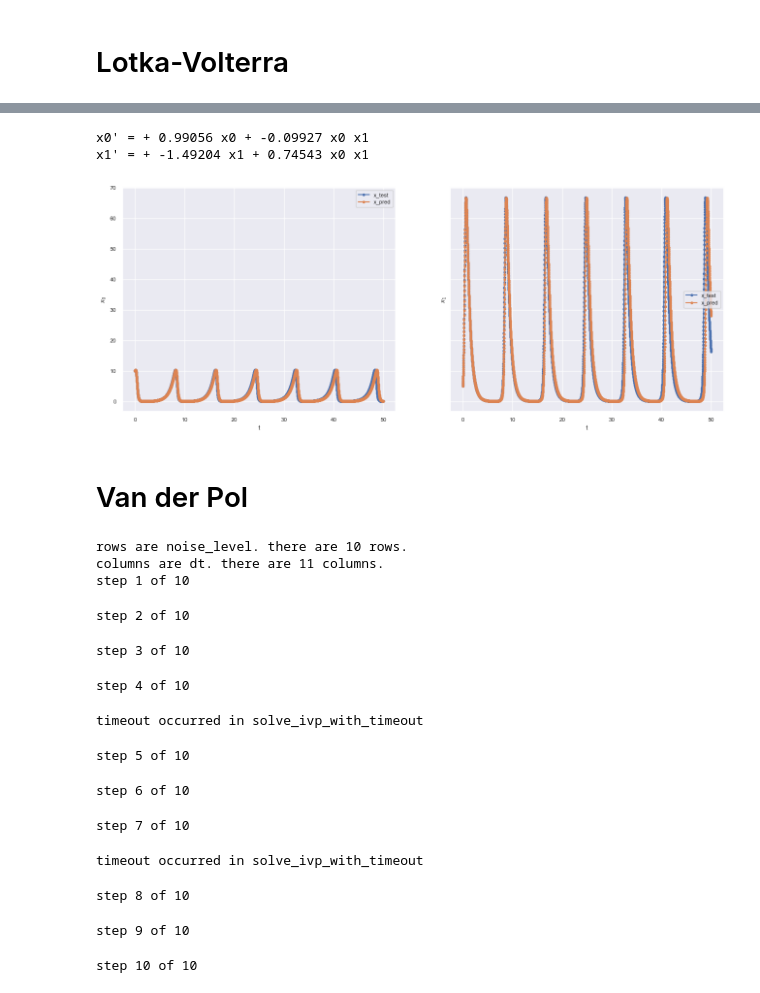
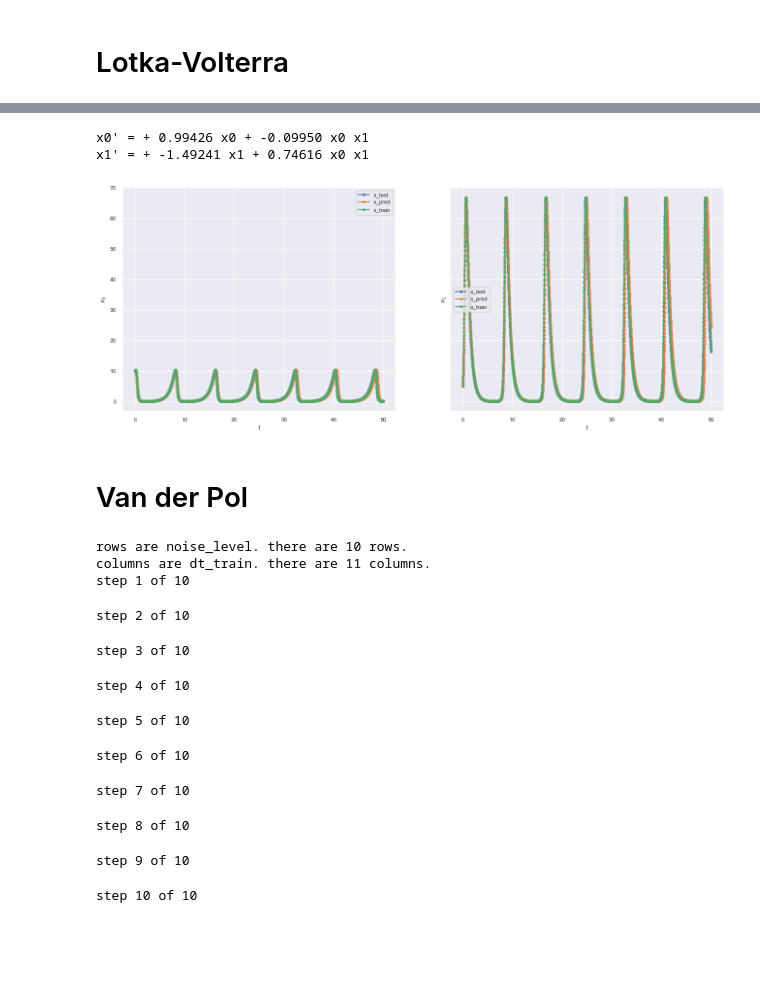
Before and after one commit to etrilling/MS-project, a Jupyter notebook: test03-noise_level_vs_dt.ipynb, the cells around one changed output, grey strips where cells are left out. Drawn from its saved outputs; the diff is of its cells as text; code cells hidden in the pictures; blank space fills up the shorter version.

Commit message:
first poke at this in a while. did some minor code cleanup. ran new tests. added duffing oscillator system.

```diff
--- a/test03-noise_level_vs_dt.ipynb
+++ b/test03-noise_level_vs_dt.ipynb
@@ -32,8 +35,10 @@ experiment_config = {
     # define parameters that can be lists
     'x0': (10, 5),
     'noise_level': noise_levels,
-    't_eval_train': None, 'dt': dts, 't_span': t_span, # we can use one of "t_eval_train" or ("dt" and "t_span")
+    't_eval_train': None, 'dt_train': dts, 't_span_train': t_span,
     'threshold': 0.05,
+    'poly_order': 5,
+    'n_frequencies': 0,
     # define parameters that are used after the experiment
     'true_coeffs': true_coeffs
 }
@@ -64,9 +69,9 @@ columns are dt. there are 11 columns.
 # %%
-display_single_result(experiment_config, results, 3, 3)
+display_single_result(experiment_config, results, 3, 0, keys_to_display=['x_test', 'x_pred', 'x_train'])
 # %% [output]
-x0' = + 0.99056 x0 + -0.09927 x0 x1
-x1' = + -1.49204 x1 + 0.74543 x0 x1
+x0' = + 0.99426 x0 + -0.09950 x0 x1
+x1' = + -1.49241 x1 + 0.74616 x0 x1
-[figure, old version]
+[figure, new version]
 # %%
 # # look at how well SINDy can predict the derivative if we know the true trajectory
 
@@ -116,26 +121,26 @@ experiment_config2 = {
     # define parameters that can be lists
     'x0': (10, 5),
     'noise_level': noise_levels,
-    't_eval_train': None, 'dt': dts, 't_span': t_span, # we can use one of "t_eval_train" or ("dt" and "t_span")
+    't_eval_train': None, 'dt_train': dts, 't_span_train': t_span,
     'threshold': 0.05,
+    'poly_order': 5,
+    'n_frequencies': 0,
     # define parameters that are used after the experiment
     'true_coeffs': true_coeffs
 }
 
-results2 = run_experiment(experiment_config)
+results2 = run_experiment(experiment_config2)
 # %% [output]
 rows are noise_level. there are 10 rows.
-columns are dt. there are 11 columns.
+columns are dt_train. there are 11 columns.
 step 1 of 10
 step 2 of 10
 step 3 of 10
 step 4 of 10
-timeout occurred in solve_ivp_with_timeout
+step 5 of 10
-step 5 of 10
+step 6 of 10
-step 6 of 10
+step 7 of 10
-step 7 of 10
+step 8 of 10
-timeout occurred in solve_ivp_with_timeout
+step 9 of 10
-step 8 of 10
+step 10 of 10
-step 9 of 10
-step 10 of 10
 # %%
```
Also changed, not shown: parts of 5 cells of this notebook, 8 other files.
